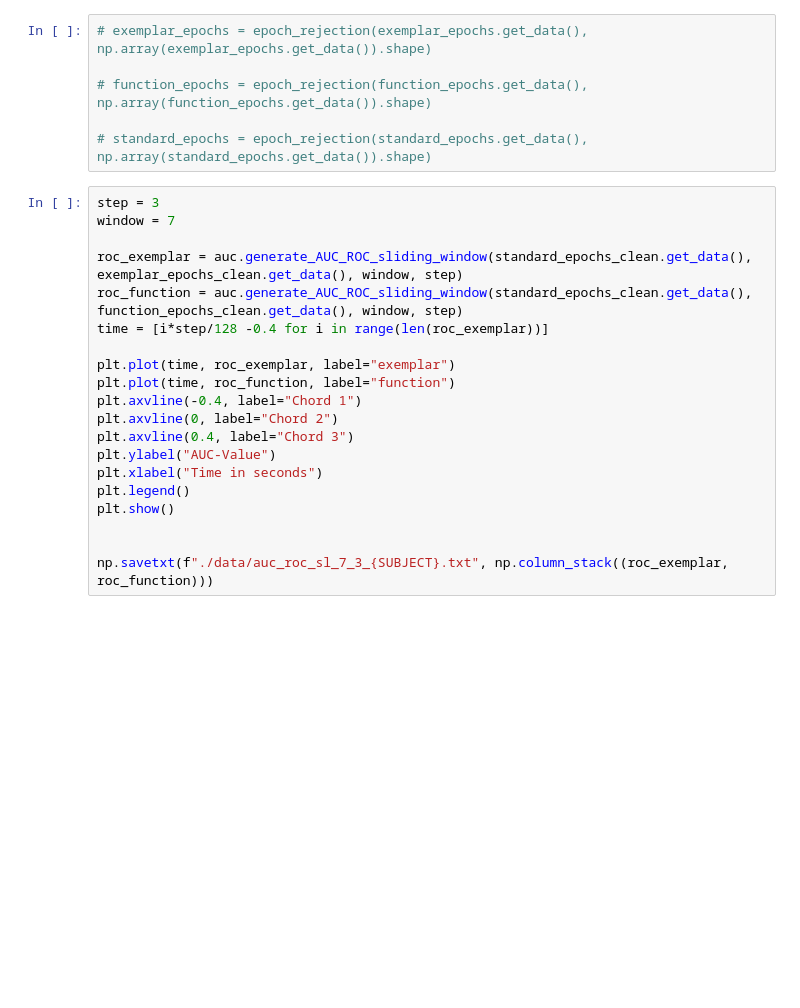
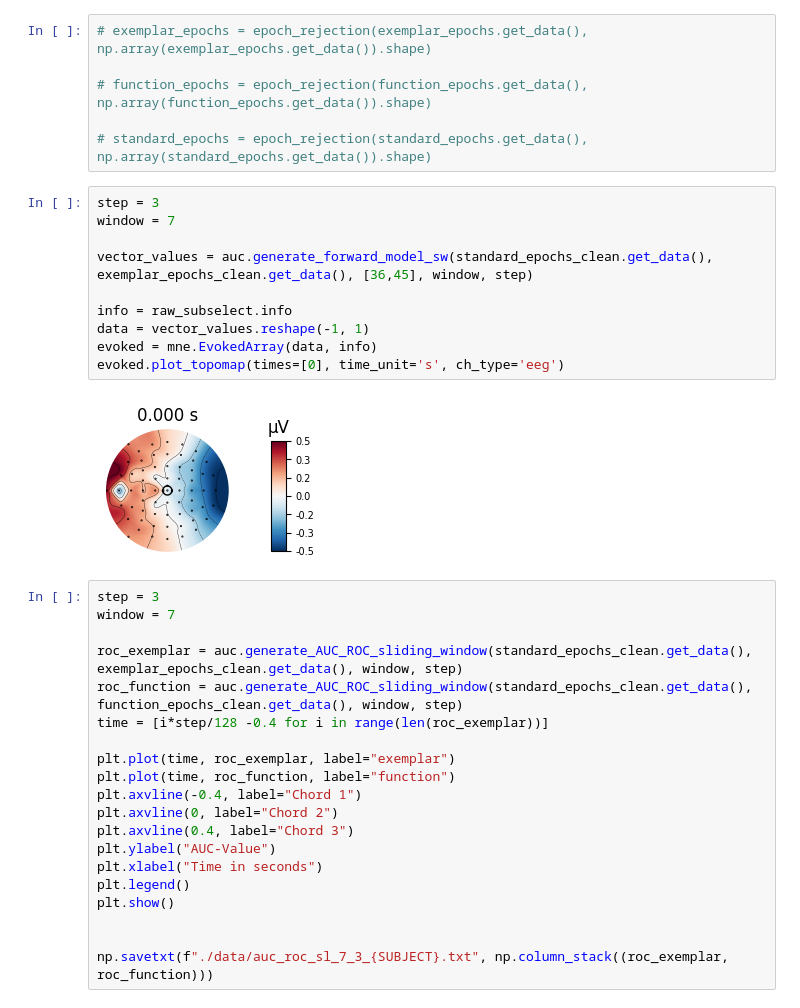
Before and after one commit to Rripped/eeg-chord-oddball, a Jupyter notebook: filtering.ipynb, the cells around one changed output. Drawn from its saved outputs; the diff is of its cells as text; blank space fills up the shorter version.

Commit message:
Added Forward modell
Added forwardmodell to auc.py and usage in filtering.ipynb

```diff
--- a/filtering.ipynb
+++ b/filtering.ipynb
@@ -513,6 +549,18 @@ def epoch_rejection(epochs, shape):
 # function_epochs = epoch_rejection(function_epochs.get_data(), np.array(function_epochs.get_data()).shape)
 
 # standard_epochs = epoch_rejection(standard_epochs.get_data(), np.array(standard_epochs.get_data()).shape)
+# %%
+step = 3
+window = 7
+
+vector_values = auc.generate_forward_model_sw(standard_epochs_clean.get_data(), exemplar_epochs_clean.get_data(), [36,45], window, step)
+
+info = raw_subselect.info
+data = vector_values.reshape(-1, 1)
+evoked = mne.EvokedArray(data, info)
+evoked.plot_topomap(times=[0], time_unit='s', ch_type='eeg')
+# %% [output]
+[figure, added]
 # %%
 step = 3
 window = 7
```
Also changed, not shown: parts of 2 cells of this notebook, 1 other file.
